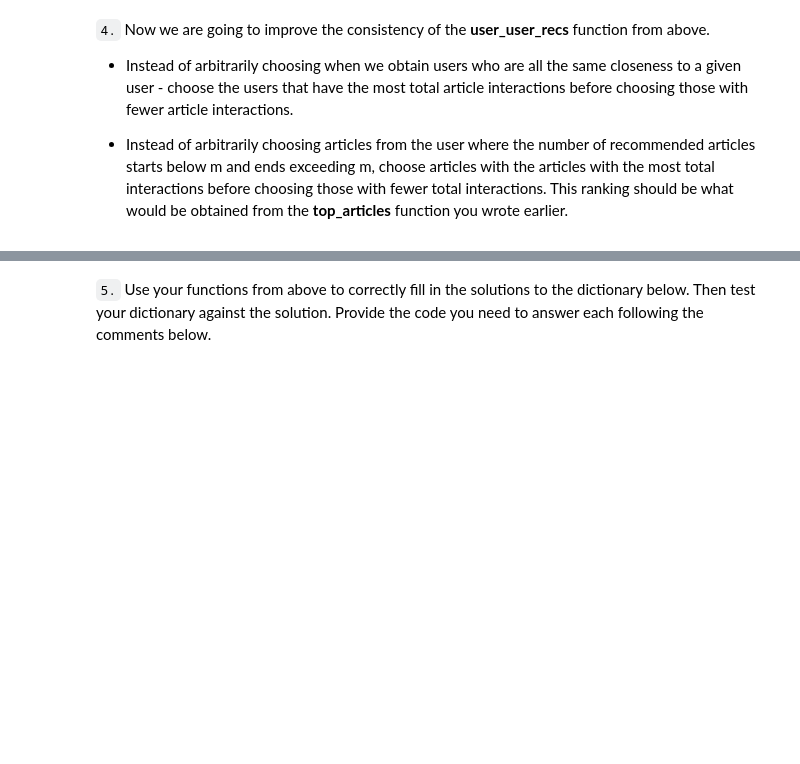
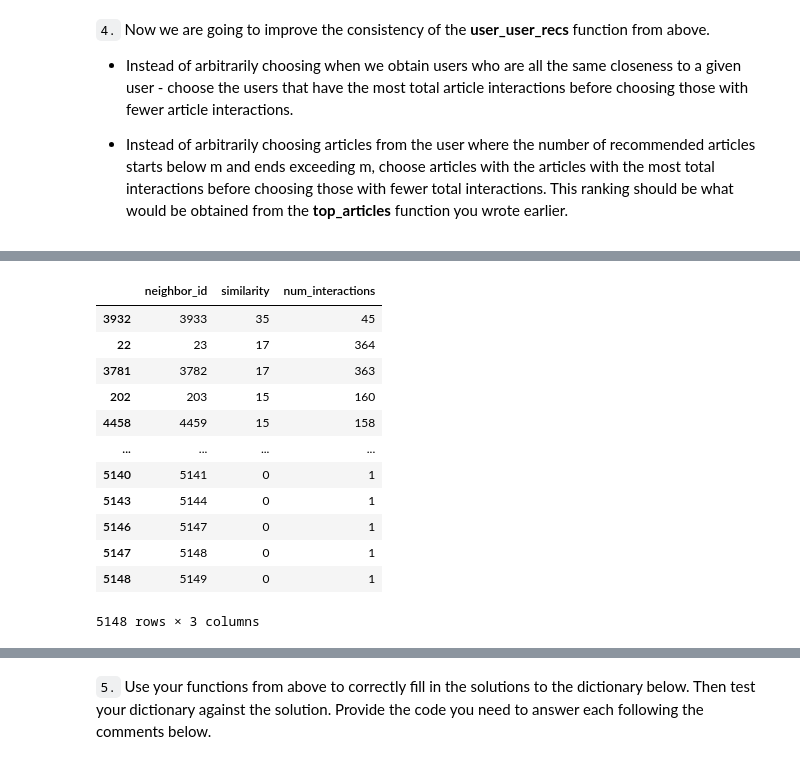
Before and after one commit to rsiwicki/recommender_matrix_system, a Jupyter notebook: Recommendations_with_IBM.ipynb, the cells around one changed output, grey strips where cells are left out. Drawn from its saved outputs; the diff is of its cells as text; code cells hidden in the pictures; blank space fills up the shorter version.

```diff
--- a/Recommendations_with_IBM.ipynb
+++ b/Recommendations_with_IBM.ipynb
@@ -542,0 +564,6 @@ If this is all you see, you passed all of our tests!  Nice job!
+# %%
+
+df_user_interactions_sorted = df.groupby(['user_id',]).count().sort_values('title', ascending=False).reset_index()
+df_user_interactions_sorted = df_user_interactions_sorted.drop('title', axis=1)
+df_user_interactions_sorted.rename(columns={'article_id': 'num_interactions'}, inplace=True)
+df_user_interactions_sorted
@@ -542,0 +584,44 @@ If this is all you see, you passed all of our tests!  Nice job!
+# %%
+# Your code here
+# compute similarity of each user to the provided user
+# test and get user_id 4 which is a series that contains the user_id from the column.
+# Sort by ascending on the series (instead of numpy matrix which loses the user_id column lables)
+# the first value will always be the say user because of the diagonal of the dot product
+#
+df_self_dot_product = user_item.dot(user_item.transpose())
+
+# lets hope the numpy dot product is faster
+#np_arr_pivot = np.array(df_pivot)
+#np_arr_dotproduct = np_arr_pivot.dot(np.transpose(np_arr_pivot))
+
+# dont sort yet, this slices the users by searchable user id
+# though df requires the similarity score
+user_similarity_score = df_self_dot_product.loc[user_id, :]
+
+# create list of just the ids
+#sim_list = user_similarity_score.index.to_list()
+
+# remove the own user's id
+#sim_list.remove(user_id)
+# %%
+# merge the user
+df_user_similarity_score = user_similarity_score.to_frame(name='similarity').merge(df_user_interactions_sorted, on='user_id')
+df_user_similarity_score = df_user_similarity_score.sort_values(by=['similarity','num_interactions'], ascending=[False,False])
+df_user_similarity_score.rename(columns={'user_id' : 'neighbor_id'}, inplace=True)
+idx = df_user_similarity_score[ df_user_similarity_score['neighbor_id'] == user_id ].index
+df_user_similarity_score.drop(idx, inplace = True)
+df_user_similarity_score
+# %% [output]
+|  | neighbor_id | similarity | num_interactions |
+| 3932 | 3933 | 35 | 45 |
+| 22 | 23 | 17 | 364 |
+| 3781 | 3782 | 17 | 363 |
+| 202 | 203 | 15 | 160 |
+| 4458 | 4459 | 15 | 158 |
+| ... | ... | ... | ... |
+| 5140 | 5141 | 0 | 1 |
+| 5143 | 5144 | 0 | 1 |
+| 5146 | 5147 | 0 | 1 |
+| 5147 | 5148 | 0 | 1 |
+| 5148 | 5149 | 0 | 1 |
+5148 rows × 3 columns
```
Also changed, not shown: parts of 7 cells of this notebook.
